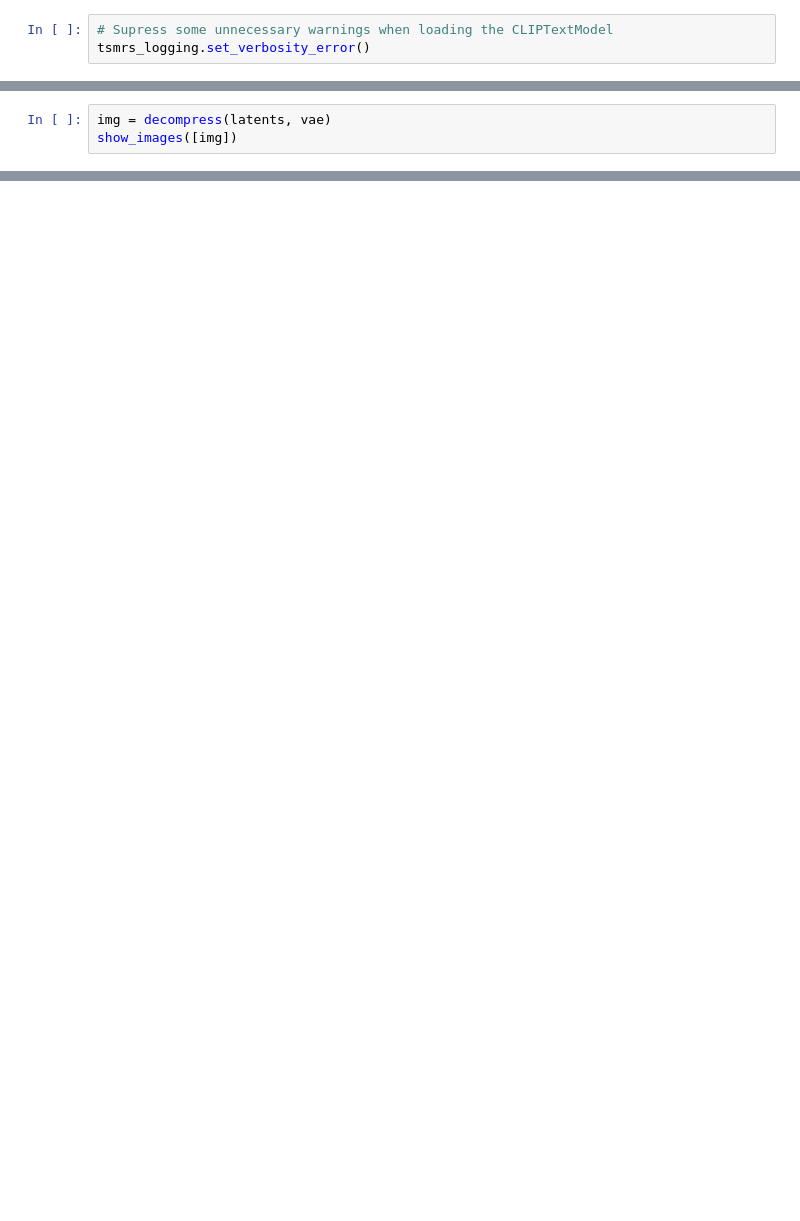
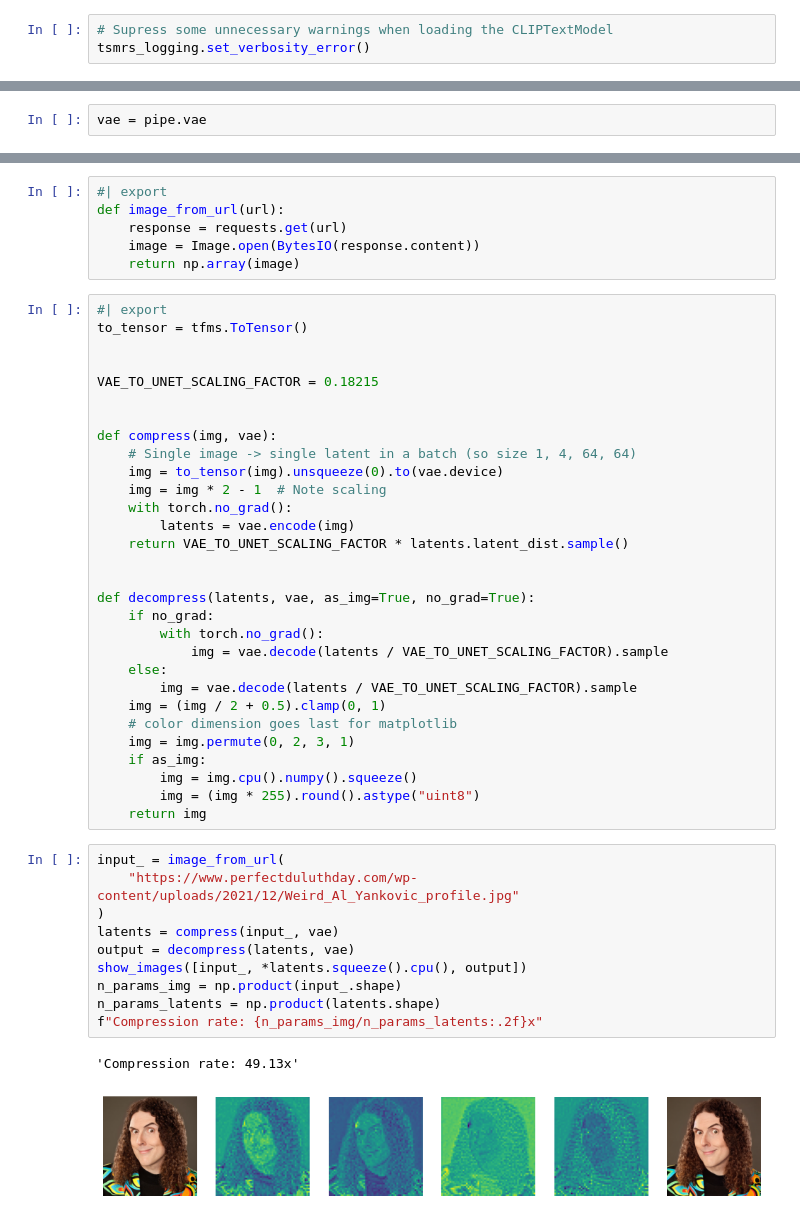
Before and after one commit to jeremyadamsfisher/SlowAI, a Jupyter notebook: nbs/00_overview.ipynb, the cells around one changed output, grey strips where cells are left out. Saved outputs shown, nothing was run; the diff lists cells and outputs as text; blank space fills up the shorter version.

```diff
--- a/nbs/00_overview.ipynb
+++ b/nbs/00_overview.ipynb
@@ -269,3 +32,0 @@ def decompress(latents, vae):
-# %%
-img = decompress(latents, vae)
-show_images([img])
@@ -553,0 +213,2 @@ torch.cat?
+# %%
+vae = pipe.vae
@@ -553,0 +221,49 @@ torch.cat?
+# %%
+#| export
+def image_from_url(url):
+    response = requests.get(url)
+    image = Image.open(BytesIO(response.content))
+    return np.array(image)
+# %%
+#| export
+to_tensor = tfms.ToTensor()
+
+
+VAE_TO_UNET_SCALING_FACTOR = 0.18215
+
+
+def compress(img, vae):
+    # Single image -> single latent in a batch (so size 1, 4, 64, 64)
+    img = to_tensor(img).unsqueeze(0).to(vae.device)
+    img = img * 2 - 1  # Note scaling
+    with torch.no_grad():
+        latents = vae.encode(img)
+    return VAE_TO_UNET_SCALING_FACTOR * latents.latent_dist.sample()
+
+
+def decompress(latents, vae, as_img=True, no_grad=True):
+    if no_grad:
+        with torch.no_grad():
+            img = vae.decode(latents / VAE_TO_UNET_SCALING_FACTOR).sample
+    else:
+        img = vae.decode(latents / VAE_TO_UNET_SCALING_FACTOR).sample
+    img = (img / 2 + 0.5).clamp(0, 1)
+    # color dimension goes last for matplotlib
+    img = img.permute(0, 2, 3, 1)
+    if as_img:
+        img = img.cpu().numpy().squeeze()
+        img = (img * 255).round().astype("uint8")
+    return img
+# %%
+input_ = image_from_url(
+    "https://www.perfectduluthday.com/wp-content/uploads/2021/12/Weird_Al_Yankovic_profile.jpg"
+)
+latents = compress(input_, vae)
+output = decompress(latents, vae)
+show_images([input_, *latents.squeeze().cpu(), output])
+n_params_img = np.product(input_.shape)
+n_params_latents = np.product(latents.shape)
+f"Compression rate: {n_params_img/n_params_latents:.2f}x"
+# %% [output]
+'Compression rate: 49.13x'
+[figure, added]
```
Also changed, not shown: parts of 67 cells of this notebook, 4 other files.
